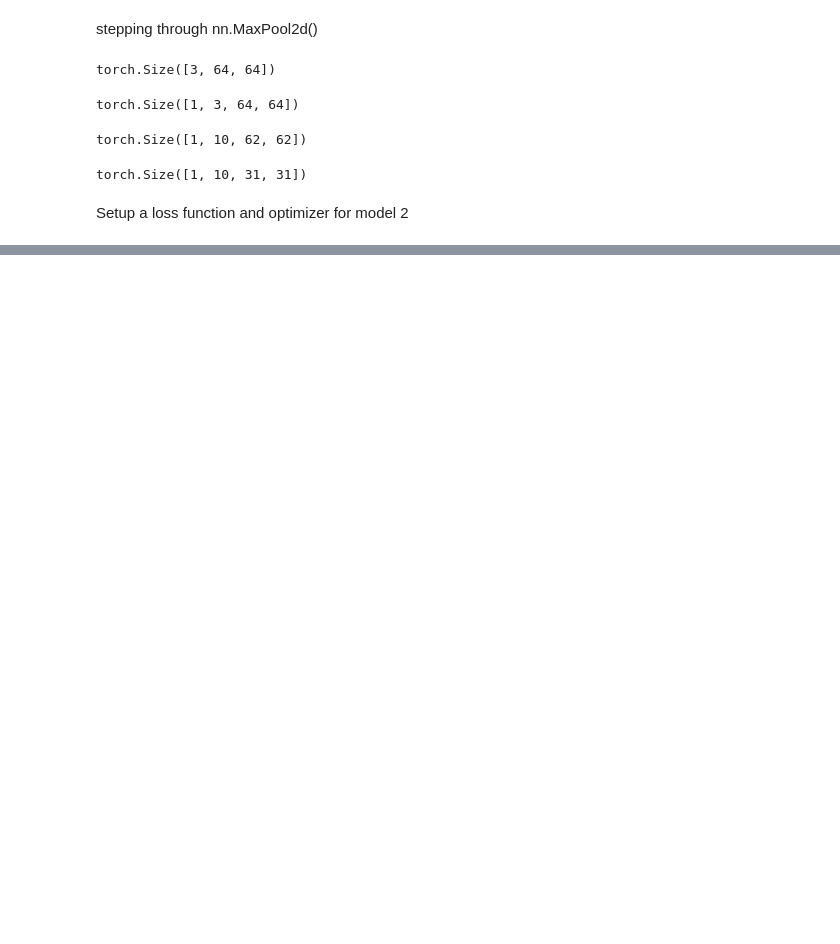
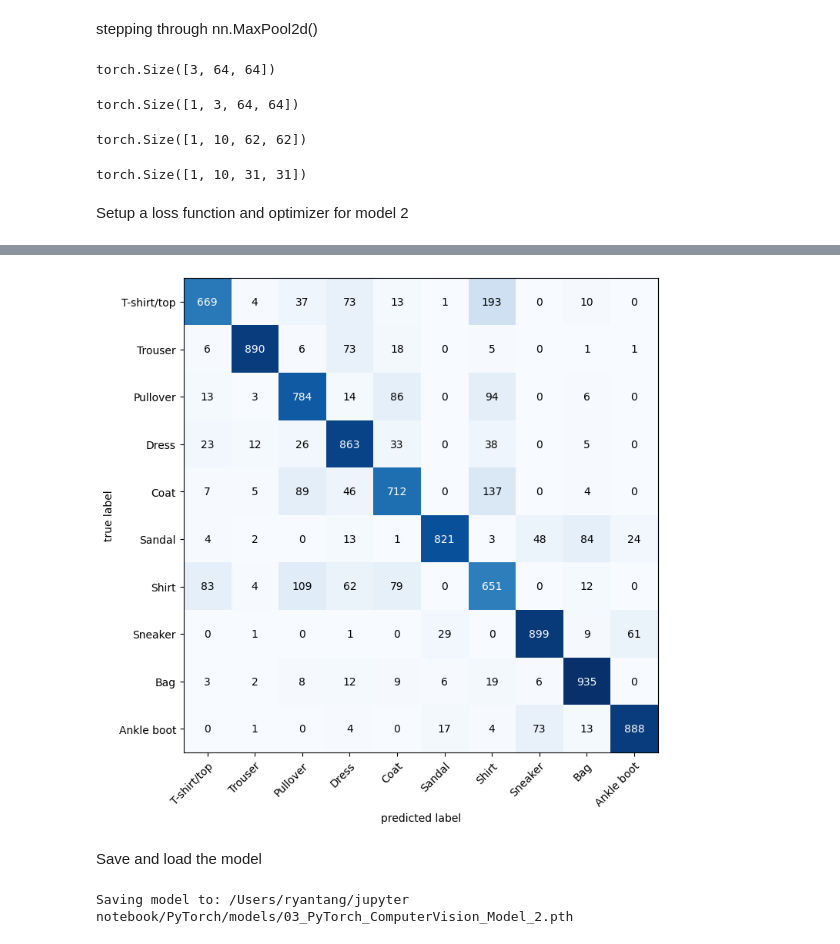
Before and after one commit to RyanTang019/PyTorch, a Jupyter notebook: 03_PyTorch_ComputerVision.ipynb, the cells around one changed output, grey strips where cells are left out. Drawn from its saved outputs; the diff is of its cells as text; code cells hidden in the pictures; blank space fills up the shorter version.

```diff
--- a/03_PyTorch_ComputerVision.ipynb
+++ b/03_PyTorch_ComputerVision.ipynb
@@ -416,8 +418,8 @@ def train_step(model: torch.nn.Module,
 
     for batch,(x,y) in enumerate(data_loader):
         x, y = x.to(device), y.to(device)           #important!!!!
-        model_0.train()
-        y_pred = model_1(x)
+        # model_0.train()
+        y_pred = model(x)
         loss = loss_fn(y_pred,y)
         train_loss += loss
         train_acc += accuracy_fn(y_true=y,y_pred=y_pred.argmax(dim=1))
@@ -675,0 +898,18 @@ optimizer = torch.optim.SGD(params=model_2.parameters(),
+# %%
+from torchmetrics import ConfusionMatrix
+from mlxtend.plotting import plot_confusion_matrix
+
+#2. setup confusion matrix instance and compare predciitons to targets
+confmat = ConfusionMatrix(task = 'multiclass',
+                          num_classes = len(class_names))
+confmat_tensor = confmat(preds = y_pred_tensor,
+                         target = test_data.targets)
+
+#3. plot the confusion matrix
+fig, ax = plot_confusion_matrix(
+    conf_mat=confmat_tensor.numpy(),
+    class_names=class_names,
+    figsize=(10,8)
+)
+# %% [output]
+[figure, added]
@@ -675,0 +922,16 @@ optimizer = torch.optim.SGD(params=model_2.parameters(),
+# %% [markdown]
+Save and load the model
+# %%
+from pathlib import Path
+#create model dir path
+model_path = Path("/Users/ryantang/jupyter notebook/PyTorch/models")
+
+#create model save
+model_name = "03_PyTorch_ComputerVision_Model_2.pth"
+model_save_path = model_path / model_name
+
+#save the model state_dict
+print(f"Saving model to: {model_save_path}")
+torch.save(obj=model_2.state_dict(), f=model_save_path)     #saving the model's state dict saves the model's learnt parameters, weights
+# %% [output]
+Saving model to: /Users/ryantang/jupyter notebook/PyTorch/models/03_PyTorch_ComputerVision_Model_2.pth
```
Also changed, not shown: parts of 42 cells of this notebook, 1 other file.
